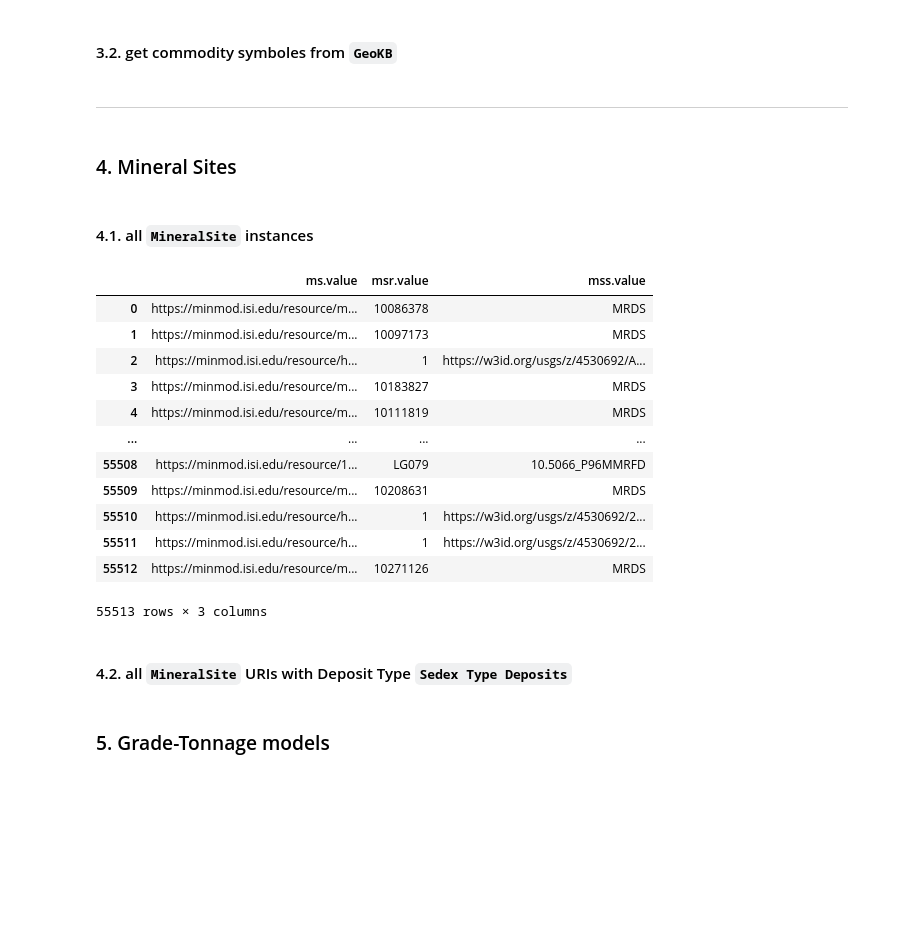
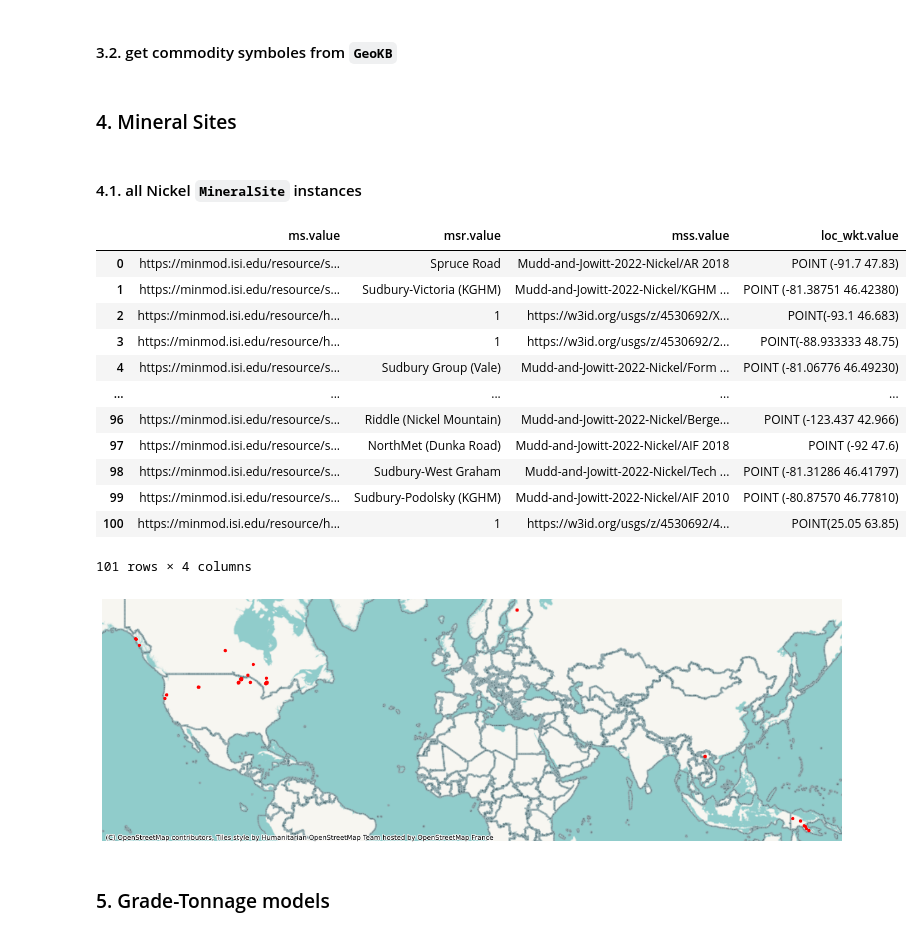
Before and after one commit to binh-vu/ta2-minmod-data, a Jupyter notebook: sandbox/sparql_sandbox.ipynb, the cells around one changed output. Cells and saved outputs as stored; diff of their text form; code cells hidden in the pictures; blank space fills up the shorter version.

Commit message:
Feb hackathon (deposits) (#73)
* update data folder

* fix DepositTypeCandidate bug

* update SPARQL sandbox

* update sandbox with deposit queries

* deposits fix

* add latest SPARQL sandbox

```diff
--- a/sandbox/sparql_sandbox.ipynb
+++ b/sandbox/sparql_sandbox.ipynb
@@ -228,33 +240,34 @@ def get_symbol_via_sparql(geokb_uri):
 
 example_df['geoKB Symbol'] = example_df['gi.value'].progress_apply(get_symbol_via_sparql)
 example_df
-# %% [markdown]
-------
 # %% [markdown]
 ### 4. Mineral Sites
 # %% [markdown]
-#### 4.1. all `MineralSite` instances
+#### 4.1. all Nickel `MineralSite` instances
 # %%
-query = ''' SELECT ?ms ?msr ?mss
+query = ''' SELECT ?ms ?msr ?mss ?loc_wkt
             WHERE {
                 ?ms a :MineralSite .
                 ?ms :record_id ?msr .
                 ?ms :source_id ?mss .
+                ?ms :location_info [ :location ?loc_wkt ] .
+
+                ?ms :mineral_inventory ?mi .
+                ?mi :commodity [ :name "Nickel"@en ] .
             } '''
-run_minmod_query(query, values=True)
+df_2 = run_minmod_query(query, values=True)
+df_2
 # %% [output]
-|  | ms.value | msr.value | mss.value |
-| 0 | https://minmod.isi.edu/resource/m... | 10086378 | MRDS |
-| 1 | https://minmod.isi.edu/resource/m... | 10097173 | MRDS |
-| 2 | https://minmod.isi.edu/resource/h... | 1 | https://w3id.org/usgs/z/4530692/A... |
-| 3 | https://minmod.isi.edu/resource/m... | 10183827 | MRDS |
-| 4 | https://minmod.isi.edu/resource/m... | 10111819 | MRDS |
-| ... | ... | ... | ... |
-| 55508 | https://minmod.isi.edu/resource/1... | LG079 | 10.5066_P96MMRFD |
-| 55509 | https://minmod.isi.edu/resource/m... | 10208631 | MRDS |
-| 55510 | https://minmod.isi.edu/resource/h... | 1 | https://w3id.org/usgs/z/4530692/2... |
-| 55511 | https://minmod.isi.edu/resource/h... | 1 | https://w3id.org/usgs/z/4530692/2... |
-| 55512 | https://minmod.isi.edu/resource/m... | 10271126 | MRDS |
+|  | ms.value | msr.value | mss.value | loc_wkt.value |
+| 0 | https://minmod.isi.edu/resource/s... | Spruce Road | Mudd-and-Jowitt-2022-Nickel/AR 2018 | POINT (-91.7 47.83) |
+| 1 | https://minmod.isi.edu/resource/s... | Sudbury-Victoria (KGHM) | Mudd-and-Jowitt-2022-Nickel/KGHM ... | POINT (-81.38751 46.42380) |
+| 2 | https://minmod.isi.edu/resource/h... | 1 | https://w3id.org/usgs/z/4530692/X... | POINT(-93.1 46.683) |
+| 3 | https://minmod.isi.edu/resource/h... | 1 | https://w3id.org/usgs/z/4530692/2... | POINT(-88.933333 48.75) |
+| 4 | https://minmod.isi.edu/resource/s... | Sudbury Group (Vale) | Mudd-and-Jowitt-2022-Nickel/Form ... | POINT (-81.06776 46.49230) |
+| ... | ... | ... | ... | ... |
+| 96 | https://minmod.isi.edu/resource/s... | Riddle (Nickel Mountain) | Mudd-and-Jowitt-2022-Nickel/Berge... | POINT (-123.437 42.966) |
+| 97 | https://minmod.isi.edu/resource/s... | NorthMet (Dunka Road) | Mudd-and-Jowitt-2022-Nickel/AIF 2018 | POINT (-92 47.6) |
+| 98 | https://minmod.isi.edu/resource/s... | Sudbury-West Graham | Mudd-and-Jowitt-2022-Nickel/Tech ... | POINT (-81.31286 46.41797) |
+| 99 | https://minmod.isi.edu/resource/s... | Sudbury-Podolsky (KGHM) | Mudd-and-Jowitt-2022-Nickel/AIF 2010 | POINT (-80.87570 46.77810) |
+| 100 | https://minmod.isi.edu/resource/h... | 1 | https://w3id.org/usgs/z/4530692/4... | POINT(25.05 63.85) |
-55513 rows × 3 columns
+101 rows × 4 columns
-# %% [markdown]
-#### 4.2. all `MineralSite` URIs with Deposit Type `Sedex Type Deposits`
@@ -264,3 +274,16 @@ run_minmod_query(query, values=True)
+# %%
+df_2['loc_wkt'] = df_2['loc_wkt.value'].progress_apply(safe_wkt_load)
+
+sample_gdf = gpd.GeoDataFrame(df_2, geometry='loc_wkt', crs='epsg:4326')
+# WGS84 (EPSG:4326) to Web Mercator (EPSG:3857).
+sample_gdf = sample_gdf.to_crs(epsg=3857)
+fig, ax = plt.subplots(figsize=(16, 16))
+sample_gdf.plot(ax=ax, color='red', markersize=8)
+ax.set_axis_off()
+ctx.add_basemap(ax)
+plt.show()
+# %% [output]
+[figure, added]
 # %% [markdown]
 ### 5. Grade-Tonnage models
 # %%
```
Also changed, not shown: parts of 23 cells of this notebook.
